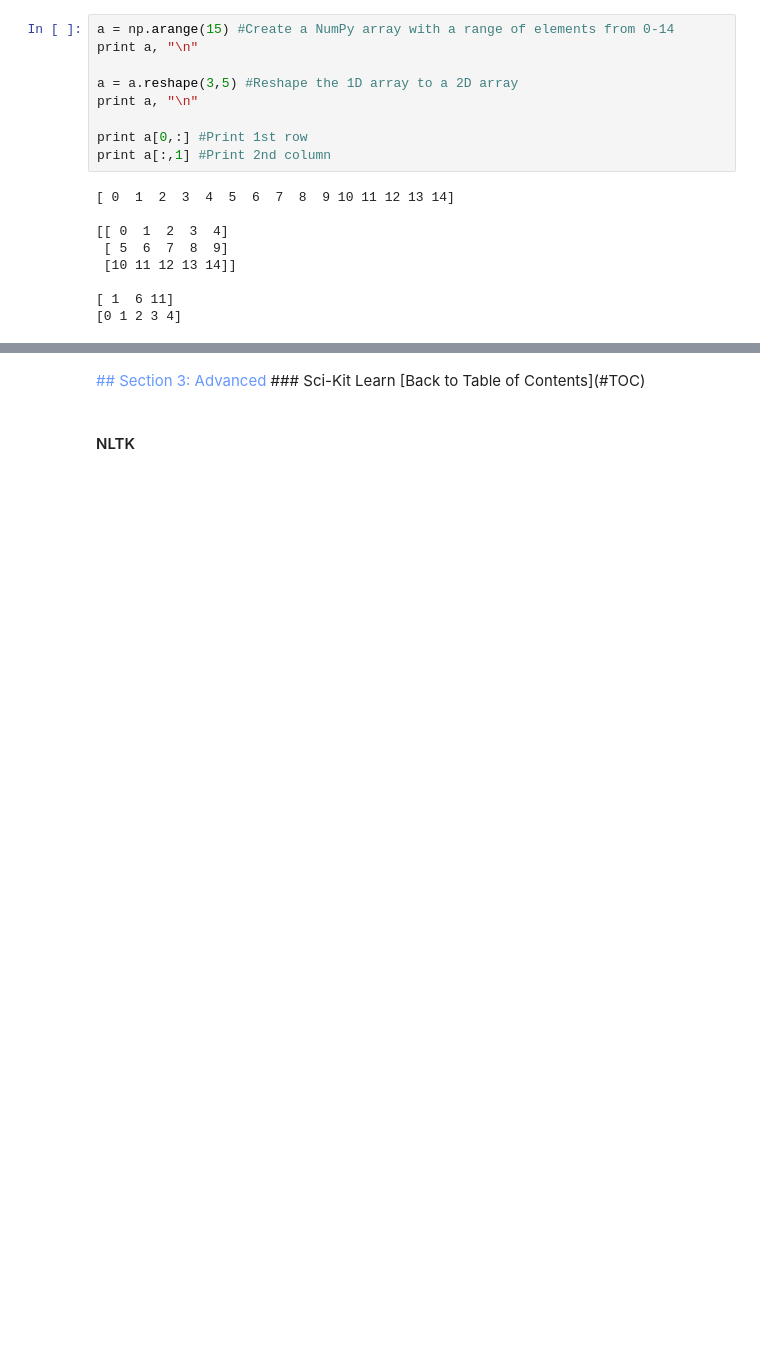
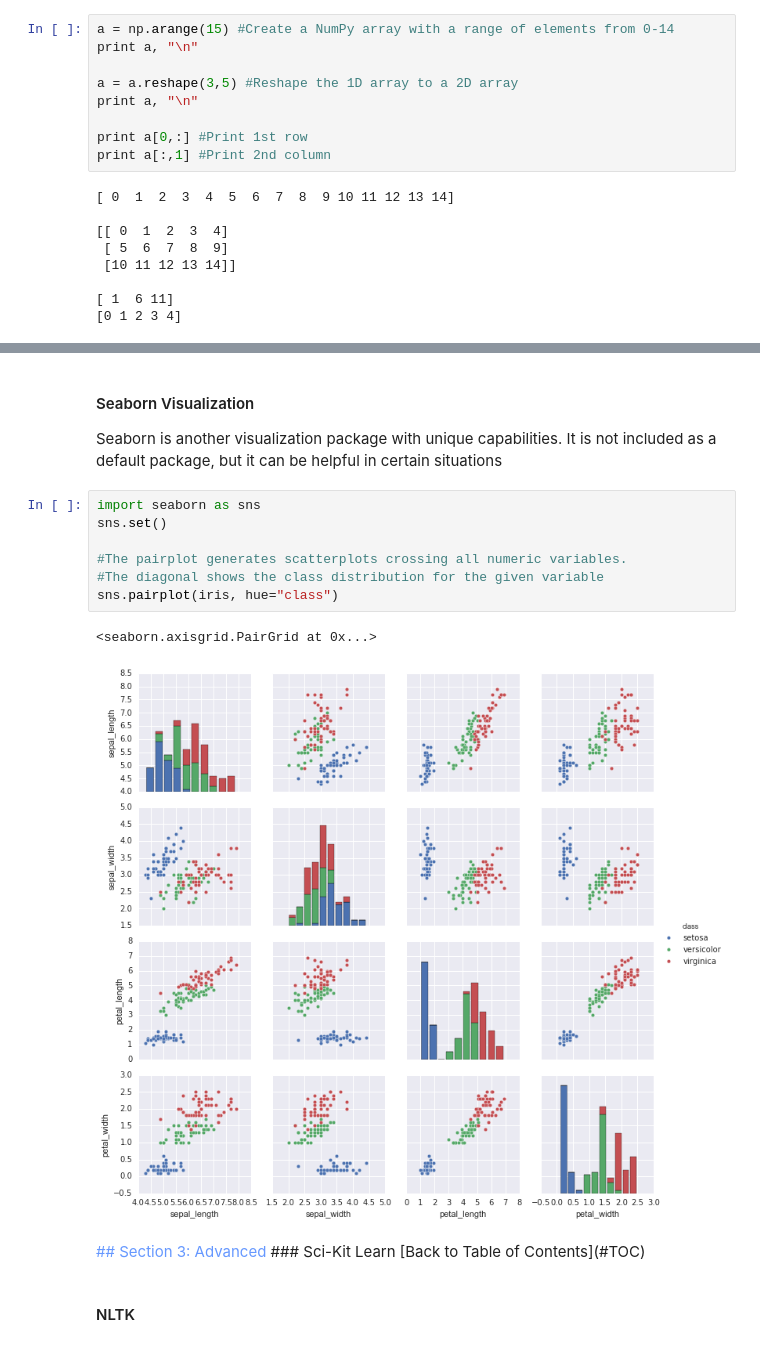
Before and after one commit to Marek-Sedlacek/Random, a Jupyter notebook: Tutorial.ipynb, the cells around one changed output, grey strips where cells are left out. Drawn from its saved outputs; the diff is of its cells as text; blank space fills up the shorter version.

```diff
--- a/Tutorial.ipynb
+++ b/Tutorial.ipynb
@@ -457,3 +671,16 @@ dtype: object
+# %% [markdown]
+#### Seaborn Visualization
+Seaborn is another visualization package with unique capabilities. It is not included as a default package, but it can be helpful in certain situations
+# %%
+import seaborn as sns
+sns.set()
+
+#The pairplot generates scatterplots crossing all numeric variables.
+#The diagonal shows the class distribution for the given variable
+sns.pairplot(iris, hue="class")
+# %% [output]
+<seaborn.axisgrid.PairGrid at 0x...>
+[figure, added]
 # %% [markdown]
 <a name="3" style='color:#6698FF'>
 ## Section 3: Advanced
```
Also changed, not shown: parts of 38 cells of this notebook.
